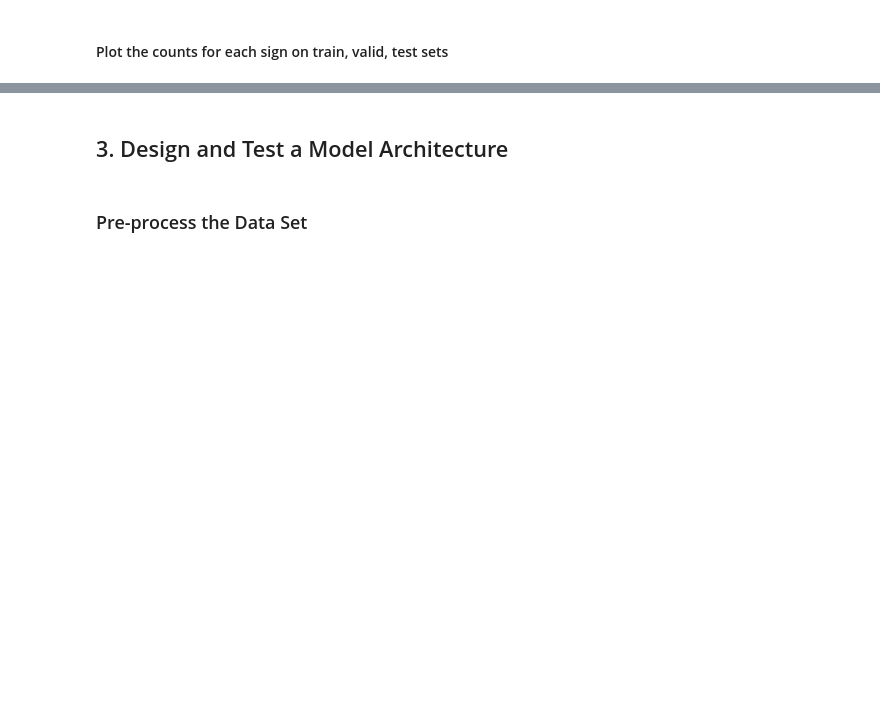
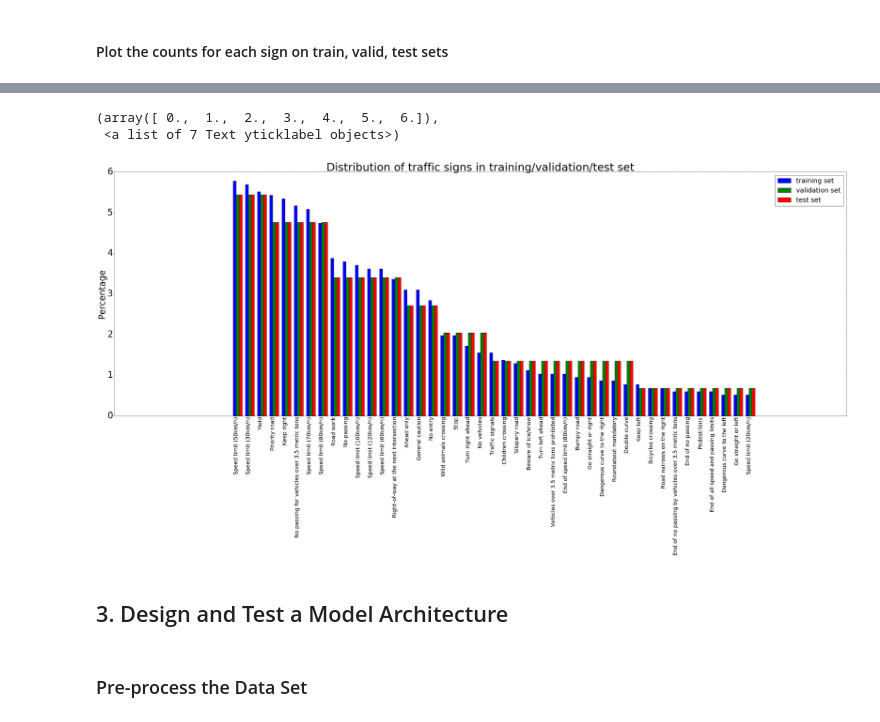
Before and after one commit to chenyue9713/Traffic-Sign-Classifier, a Jupyter notebook: Traffic_Sign_Classifier.ipynb, the cells around one changed output, grey strips where cells are left out. Drawn from its saved outputs; the diff is of its cells as text; code cells hidden in the pictures; blank space fills up the shorter version.

```diff
--- a/Traffic_Sign_Classifier.ipynb
+++ b/Traffic_Sign_Classifier.ipynb
@@ -124,6 +132,44 @@ ClassID    SignName                                              % Train
 40         Roundabout mandatory                                    0.862           1.361               0.713
 41         End of no passing                                       0.603           0.680               0.475
 42         End of no passing by vehicles over 3.5 metric tons      0.603           0.680               0.713
+# %%
+#print(signs)
+sorted_signs_dis = []
+
+sorted_train_dis = []
+sorted_valid_dis = []
+sorted_test_dis = []
+
+
+sorted_index = np.argsort(train_dis)
+
+for i in sorted_index:
+    sorted_train_dis.append(train_dis[i])
+    sorted_valid_dis.append(valid_dis[i])
+    sorted_test_dis.append(test_dis[i])
+    sorted_signs_dis.append(signs[i])
+
+#print(sorted_index)
+#print(sorted_signs_dis)
+#print(sorted_train_dis)
+
+#print(signs_dis)
+width = 0.25
+plt.figure(figsize=(60,20))
+index = np.arange(43)
+
+dis1 = plt.bar(index-width, height=sorted_train_dis[::-1], align='edge', width=width, color='b')
+dis2 = plt.bar(index , height=sorted_valid_dis[::-1], align='edge', width=width, color='g')
+dis3 = plt.bar(index + width, height=sorted_valid_dis[::-1], align='edge',width=width, color='r')
+plt.xticks(index,sorted_signs_dis[::-1], rotation=90,fontsize=25)
+plt.legend((dis1[0],dis2[0],dis3[0]),('training set','validation set','test set'),fontsize=30)
+plt.title("Distribution of traffic signs in training/validation/test set", fontsize=50)
+plt.ylabel("Percentage", fontsize=40)
+plt.yticks(fontsize=40)
+# %% [output]
+(array([ 0.,  1.,  2.,  3.,  4.,  5.,  6.]),
+ <a list of 7 Text yticklabel objects>)
+[figure, added]
 # %% [markdown]
 ## 3. Design and Test a Model Architecture
 # %% [markdown]
```
Also changed, not shown: parts of 10 cells of this notebook.
